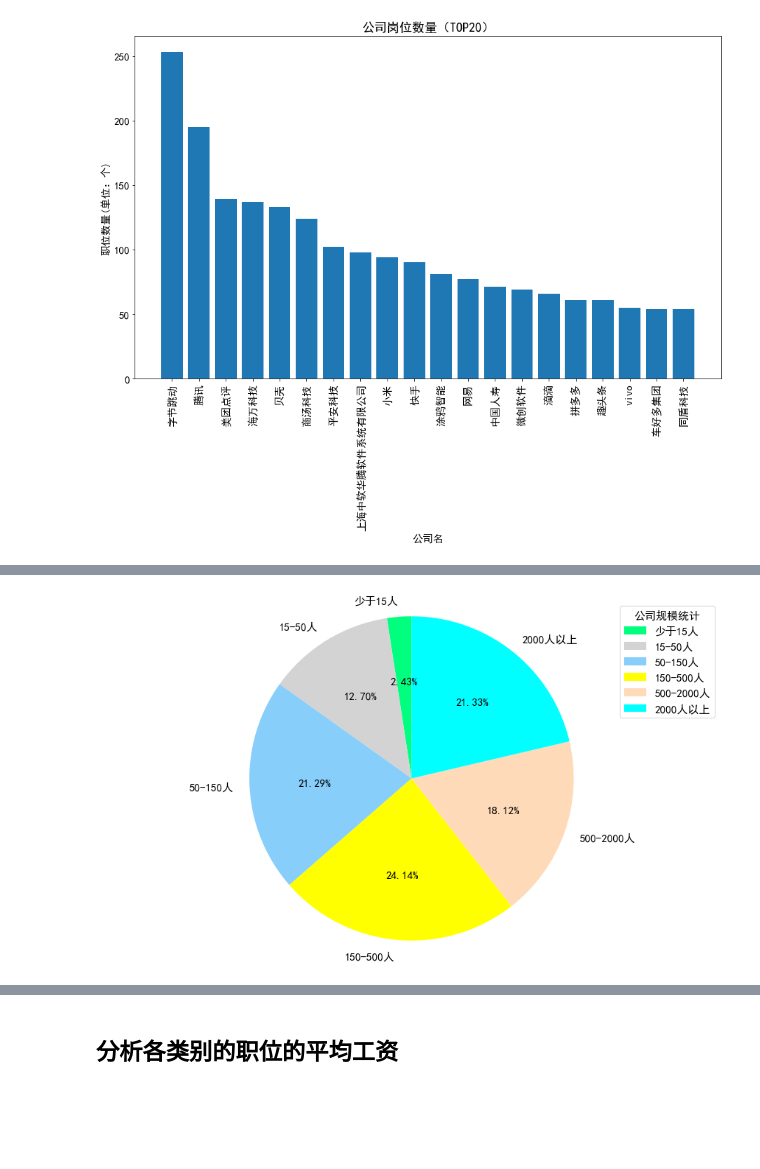
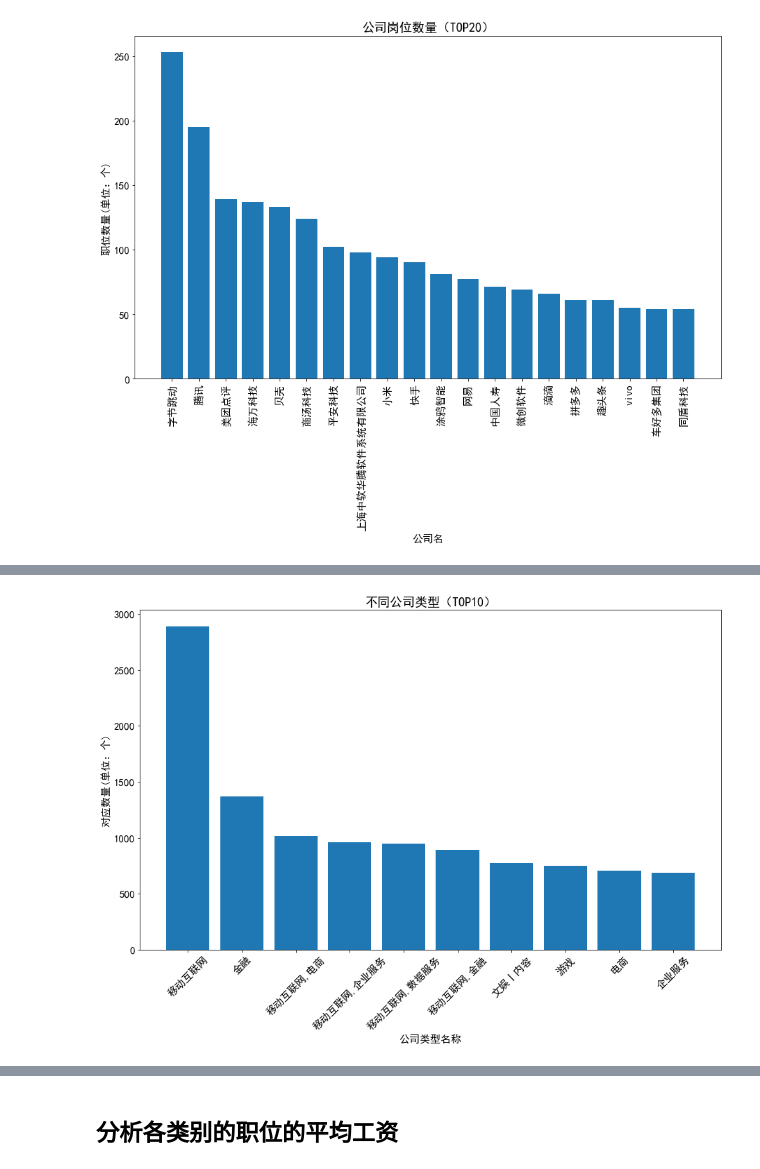
Before and after one commit to Zhangliying12/Data-Mining-and-Analysis-of-Recruitment-Website, a Jupyter notebook: 数据读取+分析/data_analyse.ipynb, the cells around one changed output, grey strips where cells are left out. Drawn from its saved outputs; the diff is of its cells as text; code cells hidden in the pictures; blank space fills up the shorter version.

```diff
--- a/数据读取+分析/data_analyse.ipynb
+++ b/数据读取+分析/data_analyse.ipynb
@@ -322,50 +374,19 @@ plt.show()
-# %%
-# 公司规模统计
-scale =[
-    '少于15人',
-    '15-50人',
-    '50-150人',
-    '150-500人',
-    '500-2000人',
-    '2000人以上',
-    '少于15人'
-]
-import collections
-company_scale_dict = collections.Counter(df_all['company_scale'])
-
-company_scale_order_dict = collections.OrderedDict()
-for s in scale:
-    company_scale_order_dict[s] = company_scale_dict[s]
-
-plt.figure(figsize=(15,9))
-sizes = company_scale_order_dict.values() #每块值
-labels = company_scale_order_dict.keys() #定义标签
-colors = ['springgreen','lightgrey','lightskyblue','yellow','peachpuff','cyan'] #每块颜色定义
-patches,text1,text2 = plt.pie(sizes,
-                      labels=labels,
-                      colors=colors,
-                      labeldistance = 1.1,#图例距圆心半径倍距离
-                      autopct = '%3.2f%%', #数值保留固定小数位
-                      shadow = False, #无阴影设置
-                      startangle =90, #逆时针起始角度设置
-                      pctdistance = 0.6) #数值距圆心半径倍数距离
-
-# 设置图中文字大小
-"""
-for t in text1:
-    t.set_size(20)
-for t in text2:
-    t.set_size(13)
-"""
-plt.axis('equal')
-# 设置图例标题文字大小
-plt.rcParams.update({'font.size': 15})
-plt.legend(title="公司规模统计",loc=1, prop={'family':'SimHei','size':15})
-
-#保存图片
-plt.savefig("./image/300dpi/公司规模统计饼状图-300dpi.jpg",dpi=300,bbox_inches = 'tight')
-plt.savefig("./image/200dpi/公司规模统计饼状图-200dpi.jpg",dpi=200,bbox_inches = 'tight')
-plt.savefig("./image/100dpi/公司规模统计饼状图-100dpi.jpg",dpi=100,bbox_inches = 'tight')
-plt.show()
-# %% [output]
-[figure, removed]
+# %%
+company_type_dict = collections.Counter(df_all['company_type'])
+
+company_type_dict= sorted(company_type_dict.items(), key=lambda d:d[1], reverse = True)
+company_type_top20 = dict(company_type_dict[:10])
+#position_top20
+
+plt.figure(figsize=(15,9))
+plt.bar(company_type_top20.keys(), company_type_top20.values())
+plt.title('不同公司类型（TOP10）')
+plt.xlabel('公司类型名称')
+plt.xticks(rotation=45)
+plt.ylabel('对应数量(单位：个)')
+plt.savefig("./image/300dpi/不同公司类型柱状图-300dpi.jpg",dpi=300,bbox_inches = 'tight')
+plt.savefig("./image/200dpi/不同公司类型柱状图-200dpi.jpg",dpi=200,bbox_inches = 'tight')
+plt.savefig("./image/100dpi/不同公司类型柱状图-100dpi.jpg",dpi=100,bbox_inches = 'tight')
+plt.show()
+# %% [output]
+[figure, added]
```
Also changed, not shown: parts of 13 cells of this notebook, 30 other files.
